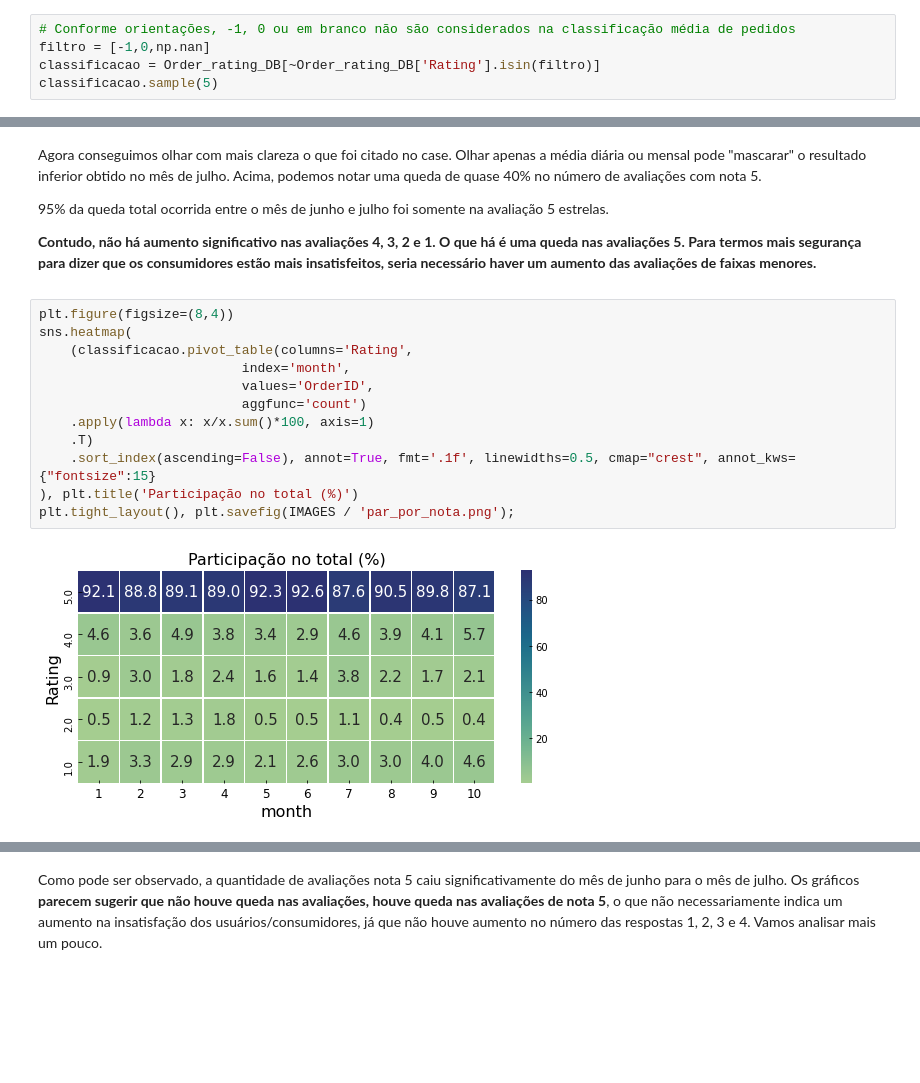
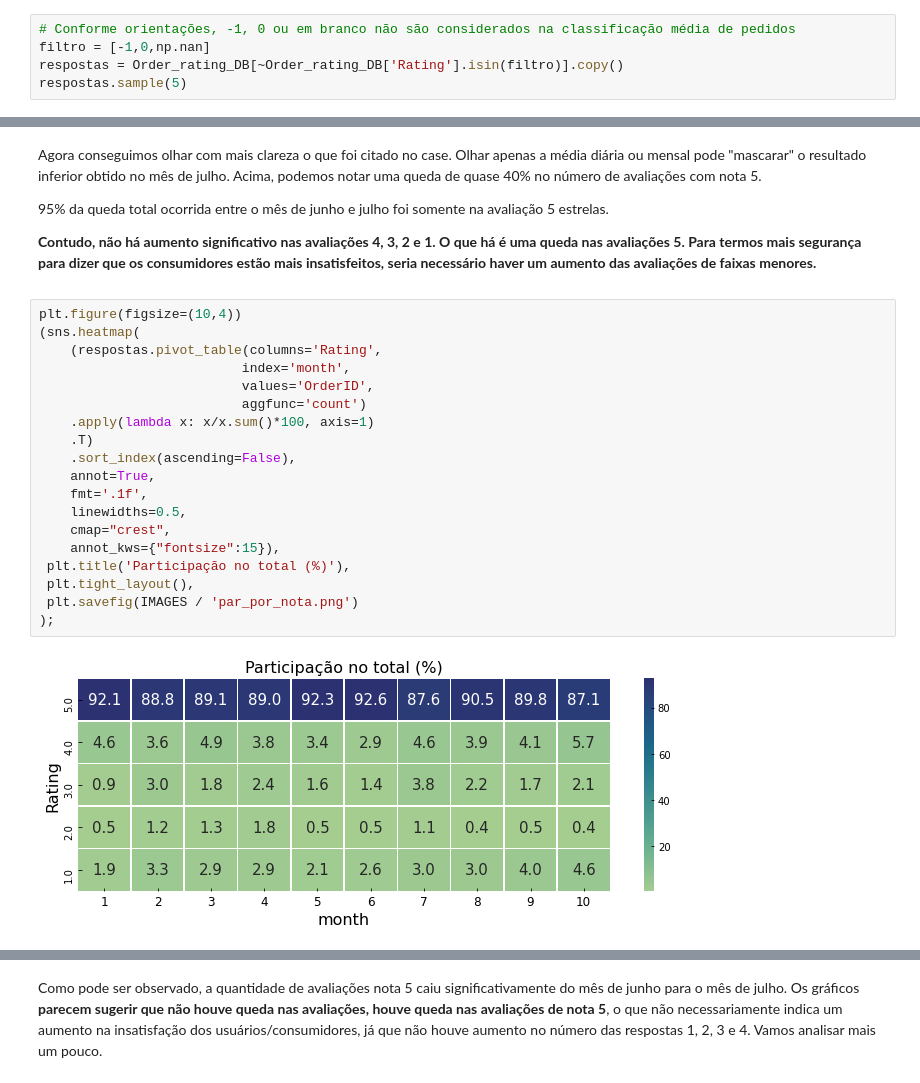
Before and after one commit to japanfelipe/challenge_ze, a Jupyter notebook: desafio I/notebooks/questao1.ipynb, the cells around one changed output, grey strips where cells are left out. Saved outputs shown, nothing was run; the diff lists cells and outputs as text; blank space fills up the shorter version.

```diff
--- a/desafio I/notebooks/questao1.ipynb
+++ b/desafio I/notebooks/questao1.ipynb
@@ -74,7 +71,7 @@ memory usage: 1.7+ MB
 # %%
 # Conforme orientações, -1, 0 ou em branco não são considerados na classificação média de pedidos
 filtro = [-1,0,np.nan]
-classificacao = Order_rating_DB[~Order_rating_DB['Rating'].isin(filtro)]
-classificacao.sample(5)
+respostas = Order_rating_DB[~Order_rating_DB['Rating'].isin(filtro)].copy()
+respostas.sample(5)
 # %% [output]
 |  | OrderID | OrderNumber | Week | Date&Time | Comment | User | MerchandiseRevenue | PaymentMethod | ... |
@@ -222,18 +239,25 @@ sns.heatmap(classificacao_por_mes_rating
 Agora conseguimos olhar com mais clareza o que foi citado no case. Olhar apenas a média diária ou mensal pode "mascarar" o resultado inferior obtido no mês de julho. Acima, podemos notar uma queda de quase 40% no número de avaliações com nota 5. <p> 95% da queda total ocorrida entre o mês de junho e julho foi somente na avaliação 5 estrelas. <p>
 **Contudo, não há aumento significativo nas avaliações 4, 3, 2 e 1. O que há é uma queda nas avaliações 5. Para termos mais segurança para dizer que os consumidores estão mais insatisfeitos, seria necessário haver um aumento das avaliações de faixas menores.**
 # %%
-plt.figure(figsize=(8,4))
-sns.heatmap(
-    (classificacao.pivot_table(columns='Rating',
+plt.figure(figsize=(10,4))
+(sns.heatmap(
+    (respostas.pivot_table(columns='Rating',
                           index='month',
                           values='OrderID',
                           aggfunc='count')
     .apply(lambda x: x/x.sum()*100, axis=1)
     .T)
-    .sort_index(ascending=False), annot=True, fmt='.1f', linewidths=0.5, cmap="crest", annot_kws={"fontsize":15}
-), plt.title('Participação no total (%)')
-plt.tight_layout(), plt.savefig(IMAGES / 'par_por_nota.png');
+    .sort_index(ascending=False),
+    annot=True,
+    fmt='.1f',
+    linewidths=0.5,
+    cmap="crest",
+    annot_kws={"fontsize":15}),
+ plt.title('Participação no total (%)'),
+ plt.tight_layout(),
+ plt.savefig(IMAGES / 'par_por_nota.png')
+);
 # %% [output]
-[figure, old version]
+[figure, new version]
 # %%
 fig, (ax1,ax2) = plt.subplots(1,2, figsize=(15,4))
```
Also changed, not shown: parts of 57 cells of this notebook, 4 other files.
